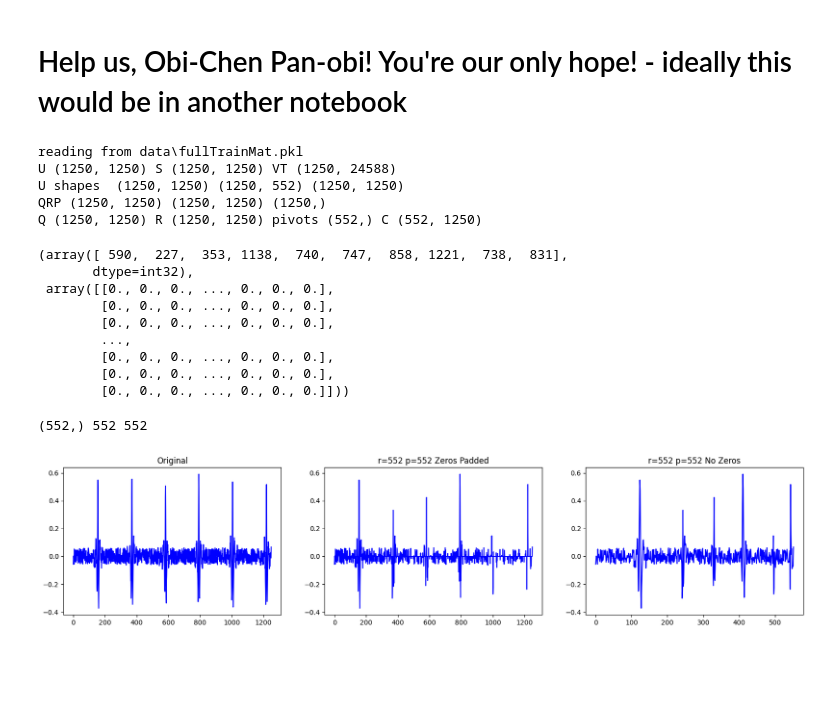
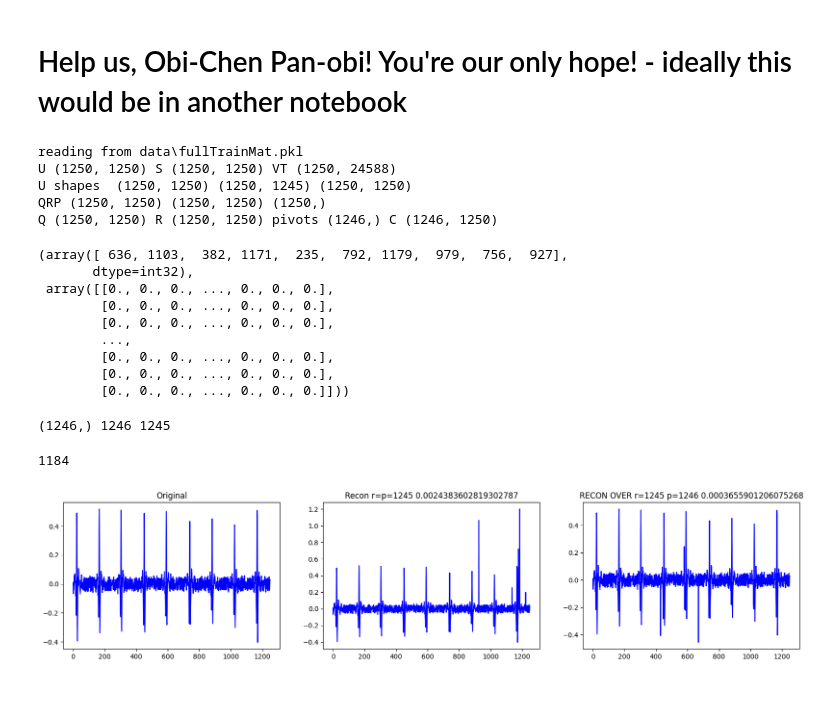
Before and after one commit to TheAgaveFairy/Summer24, a Jupyter notebook: playground/testrunner.ipynb, the cells around one changed output. Drawn from its saved outputs; the diff is of its cells as text; code cells hidden in the pictures; blank space fills up the shorter version.

```diff
--- a/playground/testrunner.ipynb
+++ b/playground/testrunner.ipynb
@@ -206,8 +206,8 @@ def prepareData(problemSetup): #for SVD
     print(problemSetup.r, problemSetup.p) # make sure it's working
 
     for fi in tqdm(directory_files[:]): #special iterator that makes a progress bar
-        temp = np.loadtxt(os.path.join(dir_path,fi))
-        mse, recon = measureAndReconstruct(problemSetup, temp)
+        signal = np.loadtxt(os.path.join(dir_path,fi))
+        mse, recon = measureAndReconstruct(problemSetup, signal)
 
         #FOR THE TRUNCATED REPRESENTATION ###############################
         #trunc = problemSetup.C @ temp # not going to do this anymore, we want to preserve the natural ordering / time information
@@ -233,6 +233,17 @@ def prepareData(problemSetup): #for SVD
 
     print("DONE")
     return r, p # ive been using p (which should be r+1) for file naming. idk why i chose that convention.
+
+def weird(x_reconstructed):
+    largg = 0
+    largg_i = 0
+    for i, v in enumerate(x_reconstructed):
+        v = abs(v)
+        if v > largg:
+            largg = v
+            largg_i = i
+
+    return largg_i
 # %%
 class SVD:
     def __init__(self, U, S, VT):
@@ -322,7 +333,7 @@ def measureAndReconstruct(problemSetup, signal):
 # %% [output]
 reading from data\fullTrainMat.pkl
 # %%
-r = 552
+r = 1245
 p = r
 fullTrainSignalMatrix = getFullTrainSignalMatrix()
 problemSetup = processData(fullTrainSignalMatrix, "full", r, p)
@@ -776,8 +816,8 @@ S = np.diag(S)
 
 print(f"U {U.shape} S {S.shape} VT {VT.shape}")
 
-r = 552 #rank of tailored basis
-p = 552 #number of sensors / measurements
+r = 1245 #rank of tailored basis
+p = 1246 #number of sensors / measurements
 
 U_hat, S_hat, VT_hat = U[:,:r], S[:r,:r], VT[:r,:]
 
@@ -802,10 +842,10 @@ pivots[:10], C[:10]
 # %% [output]
 reading from data\fullTrainMat.pkl
 U (1250, 1250) S (1250, 1250) VT (1250, 24588)
-U shapes  (1250, 1250) (1250, 552) (1250, 1250)
+U shapes  (1250, 1250) (1250, 1245) (1250, 1250)
 QRP (1250, 1250) (1250, 1250) (1250,)
-Q (1250, 1250) R (1250, 1250) pivots (552,) C (552, 1250)
+Q (1250, 1250) R (1250, 1250) pivots (1246,) C (1246, 1250)
-(array([ 590,  227,  353, 1138,  740,  747,  858, 1221,  738,  831],
+(array([ 636, 1103,  382, 1171,  235,  792, 1179,  979,  756,  927],
        dtype=int32),
  array([[0., 0., 0., ..., 0., 0., 0.],
         [0., 0., 0., ..., 0., 0., 0.],
@@ -818,7 +860,6 @@ Q (1250, 1250) R (1250, 1250) pivots (552,) C (552, 1250)
 signal, filename = getRandomAlignedSignal()
 y = C @ signal
 print(y.shape, p, r)
-
 
 padded = signal.copy()
 pivs = pivots
@@ -841,21 +882,33 @@ else:
 x_reconstructed = U_hat @ a
 mseFinal = np.mean((signal - x_reconstructed) ** 2)
 # %% [output]
-(552,) 552 552
+(1246,) 1246 1245
+# %%
+#training = getFullTrainSignalMatrix()
+r = 1245
+#problemSetupEqual = processData(training, "full", r, r)
+#problemSetupOver = processData(training, "full", r, r+1)
+randsig, filename = getRandomAlignedSignal()
+
+mse_eq, xr_eq = measureAndReconstruct(problemSetupEqual, randsig)
+mse_ov, xr_ov = measureAndReconstruct(problemSetupOver, randsig)
 # %%
 fig, ax = plt.subplots(1,3, figsize=(20,4))
 style = getStyle(filename)
-ax[0].plot(signal, style)
+ax[0].plot(randsig, style)
 ax[0].set_title("Original")
 
 trunc = signal[sorted(pivs)]
+print(weird(xr_eq))
+ax[1].plot(xr_eq, style)
+ax[1].set_title(f"Recon r=p={r} {mse_eq}")
 
-ax[1].plot(padded, style)
-ax[1].set_title(f"r={r} p={p} Zeros Padded")
-
-ax[2].plot(trunc, style)
-ax[2].set_title(f"r={r} p={p} No Zeros")
+ax[2].plot(xr_ov, style)
+ax[2].set_title(f"RECON OVER r={r} p={r+1} {mse_ov}")
 plt.savefig("success1.png")
 plt.show()
 # %% [output]
+1184
-[figure, old version]
+[figure, new version]
+# %% [markdown]
+###
```
Also changed, not shown: parts of 8 cells of this notebook, 34 other files.
